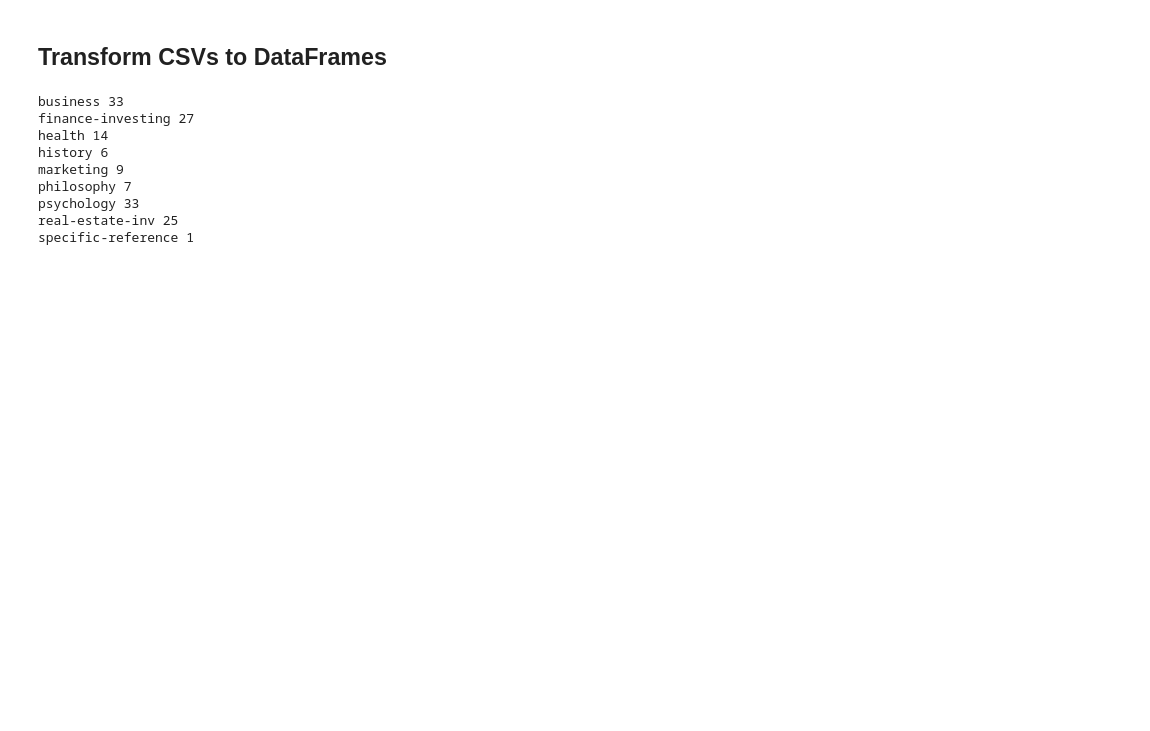
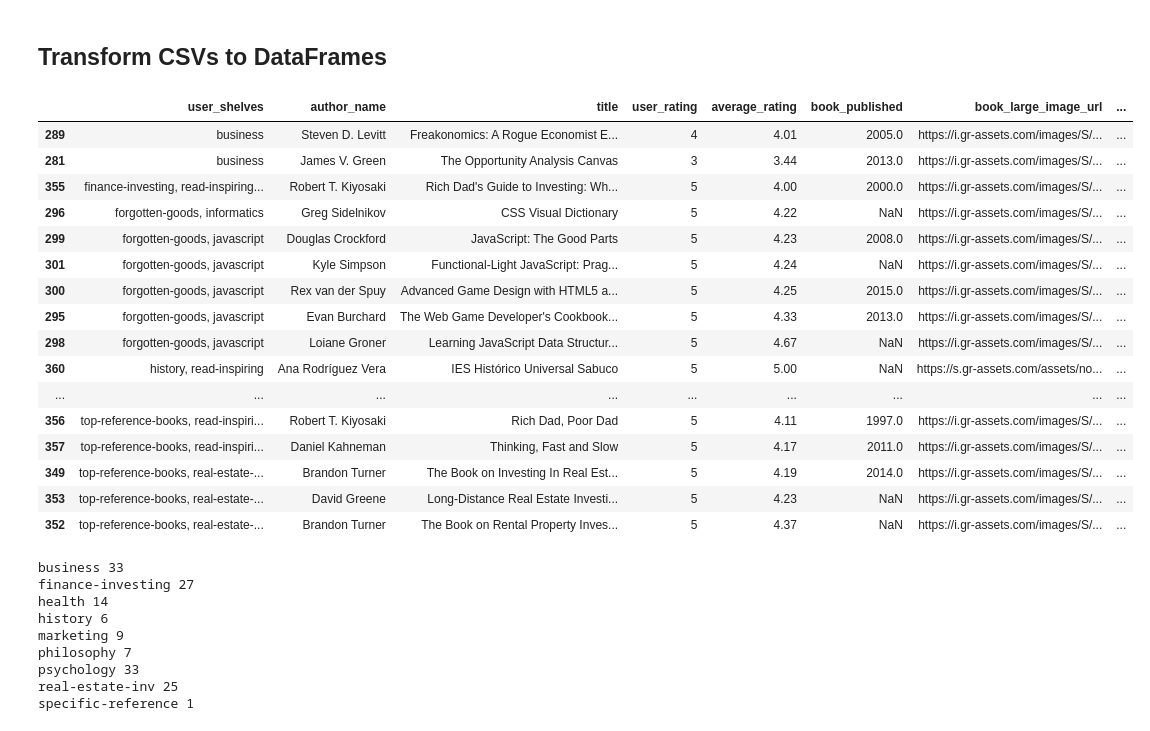
Before and after one commit to jgonzal1/jgonzal1.github.io, a Jupyter notebook: assets/📚.ipynb, the cells around one changed output. Saved outputs shown, nothing was run; the diff lists cells and outputs as text; code cells hidden in the pictures; blank space fills up the shorter version.

```diff
--- a/assets/📚.ipynb
+++ b/assets/📚.ipynb
@@ -148,6 +148,72 @@ bid , n_ratings , n_pages
 43746411 , 489 , 134
 # %% [markdown]
 ## Transform CSVs to DataFrames
+# %%
+import pandas as pd
+import urllib
+from pathlib import Path
+
+path = "../data/goodreads-to-read" # goodreads-to-read"
+files = Path(path).glob('*.csv')
+to_read_books_df = pd.concat(
+  (pd.read_csv(f).assign(filename=f.stem) for f in files)
+  , ignore_index=True
+).drop_duplicates()
+try:
+  del to_read_books_df["Unnamed: 0"]
+except:
+  print("index already cleared")
+to_read_books_df["date_shelved"] = to_read_books_df["user_date_added"].apply(
+  lambda da: pd.to_datetime(da, format='mixed')
+)
+to_read_books_df.to_csv("../data/goodreads-transformed/shelved_to_read_raw_books_df.csv")
+
+"""
+cols = list(to_read_books_df.columns)
+cols.sort()
+print("columns")
+print("\n".join(cols))
+  columns
+  author_name average_rating book book_description book_id book_image_url
+  book_large_image_url book_medium_image_url book_published
+  book_small_image_url description filename guid isbn link pubDate title
+  user_date_added user_date_created user_name user_rating user_read_at
+  user_review user_shelves
+"""
+
+my_top_books_df = to_read_books_df[[
+  "user_shelves", "author_name", "title", "user_rating", "average_rating"
+  , "book_published", "book_large_image_url", "book_id"
+]][
+  (to_read_books_df["user_rating"]>2) &
+  ~to_read_books_df["user_shelves"].str.contains("novels")
+].sort_values([
+  "user_shelves", "user_rating", "average_rating", "book_published"
+  , "author_name", "title", "book_id"
+], ascending=[True, False, True, True, True, True, True])
+my_top_books_df.to_csv("../data/goodreads-transformed/my_top_books_df.csv")
+my_top_books_df[["author_name","title","book_id","book_large_image_url"]].to_json(
+  "../data/goodreads-transformed/books_collage.json", orient="records"
+)
+my_top_books_df
+# %% [output]
+|  | user_shelves | author_name | title | user_rating | average_rating | book_published | book_large_image_url | ... |
+| 289 | business | Steven D. Levitt | Freakonomics: A Rogue Economist E... | 4 | 4.01 | 2005.0 | https://i.gr-assets.com/images/S/... | ... |
+| 281 | business | James V. Green | The Opportunity Analysis Canvas | 3 | 3.44 | 2013.0 | https://i.gr-assets.com/images/S/... | ... |
+| 355 | finance-investing, read-inspiring... | Robert T. Kiyosaki | Rich Dad's Guide to Investing: Wh... | 5 | 4.00 | 2000.0 | https://i.gr-assets.com/images/S/... | ... |
+| 296 | forgotten-goods, informatics | Greg Sidelnikov | CSS Visual Dictionary | 5 | 4.22 | NaN | https://i.gr-assets.com/images/S/... | ... |
+| 299 | forgotten-goods, javascript | Douglas Crockford | JavaScript: The Good Parts | 5 | 4.23 | 2008.0 | https://i.gr-assets.com/images/S/... | ... |
+| 301 | forgotten-goods, javascript | Kyle Simpson | Functional-Light JavaScript: Prag... | 5 | 4.24 | NaN | https://i.gr-assets.com/images/S/... | ... |
+| 300 | forgotten-goods, javascript | Rex van der Spuy | Advanced Game Design with HTML5 a... | 5 | 4.25 | 2015.0 | https://i.gr-assets.com/images/S/... | ... |
+| 295 | forgotten-goods, javascript | Evan Burchard | The Web Game Developer's Cookbook... | 5 | 4.33 | 2013.0 | https://i.gr-assets.com/images/S/... | ... |
+| 298 | forgotten-goods, javascript | Loiane Groner | Learning JavaScript Data Structur... | 5 | 4.67 | NaN | https://i.gr-assets.com/images/S/... | ... |
+| 360 | history, read-inspiring | Ana Rodríguez Vera | IES Histórico Universal Sabuco | 5 | 5.00 | NaN | https://s.gr-assets.com/assets/no... | ... |
+| ... | ... | ... | ... | ... | ... | ... | ... | ... |
+| 356 | top-reference-books, read-inspiri... | Robert T. Kiyosaki | Rich Dad, Poor Dad | 5 | 4.11 | 1997.0 | https://i.gr-assets.com/images/S/... | ... |
+| 357 | top-reference-books, read-inspiri... | Daniel Kahneman | Thinking, Fast and Slow | 5 | 4.17 | 2011.0 | https://i.gr-assets.com/images/S/... | ... |
+| 349 | top-reference-books, real-estate-... | Brandon Turner | The Book on Investing In Real Est... | 5 | 4.19 | 2014.0 | https://i.gr-assets.com/images/S/... | ... |
+| 353 | top-reference-books, real-estate-... | David Greene | Long-Distance Real Estate Investi... | 5 | 4.23 | NaN | https://i.gr-assets.com/images/S/... | ... |
+| 352 | top-reference-books, real-estate-... | Brandon Turner | The Book on Rental Property Inves... | 5 | 4.37 | NaN | https://i.gr-assets.com/images/S/... | ... |
 # %%
 import pandas as pd
 import urllib
```
Also changed, not shown: parts of 5 cells of this notebook, 1 other file.
